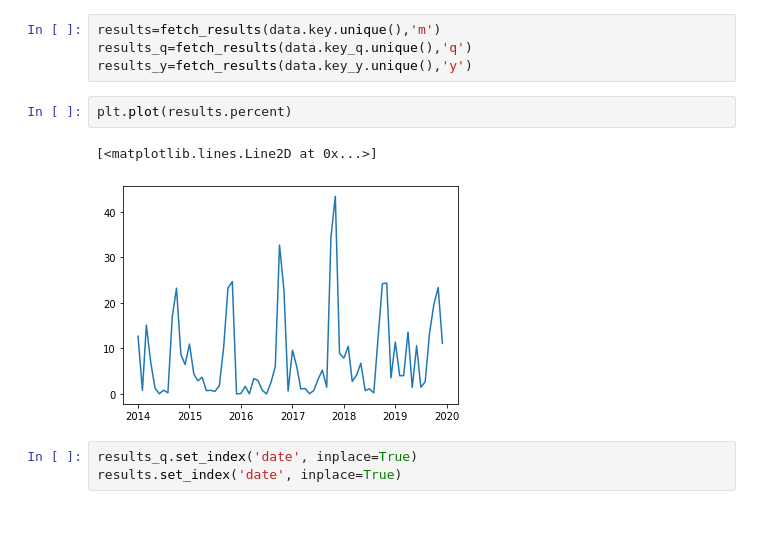
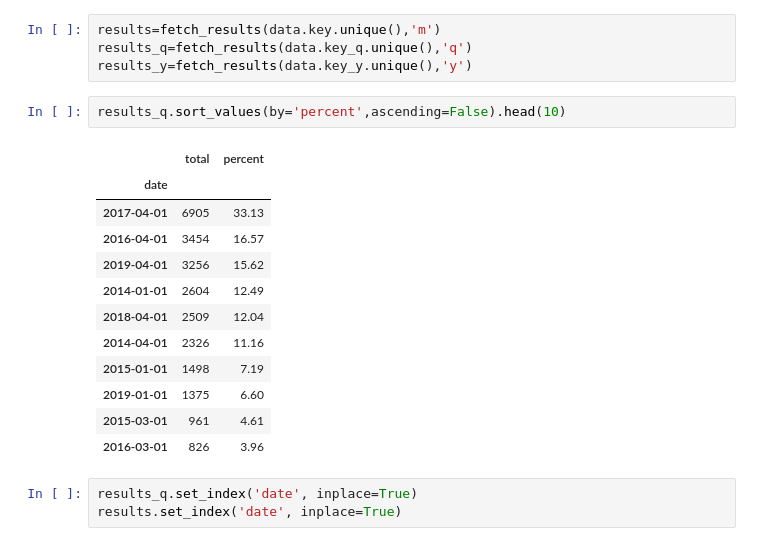
Before and after one commit to rittik97/climate, a Jupyter notebook: geotif_time_series.ipynb, the cells around one changed output. Cells and saved outputs as stored; diff of their text form; blank space fills up the shorter version.

```diff
--- a/geotif_time_series.ipynb
+++ b/geotif_time_series.ipynb
@@ -64,11 +64,21 @@ def fetch_results(keys,freq):
 results=fetch_results(data.key.unique(),'m')
 results_q=fetch_results(data.key_q.unique(),'q')
 results_y=fetch_results(data.key_y.unique(),'y')
-# %%
-plt.plot(results.percent)
-# %% [output]
-[<matplotlib.lines.Line2D at 0x...>]
-[figure, removed]
+# %%
+results_q.sort_values(by='percent',ascending=False).head(10)
+# %% [output]
+|  | total | percent |
+| date |  |  |
+| 2017-04-01 | 6905 | 33.13 |
+| 2016-04-01 | 3454 | 16.57 |
+| 2019-04-01 | 3256 | 15.62 |
+| 2014-01-01 | 2604 | 12.49 |
+| 2018-04-01 | 2509 | 12.04 |
+| 2014-04-01 | 2326 | 11.16 |
+| 2015-01-01 | 1498 | 7.19 |
+| 2019-01-01 | 1375 | 6.60 |
+| 2015-03-01 | 961 | 4.61 |
+| 2016-03-01 | 826 | 3.96 |
 # %%
 results_q.set_index('date', inplace=True)
 results.set_index('date', inplace=True)
```
Also changed, not shown: parts of 31 cells of this notebook, 1 other file.
